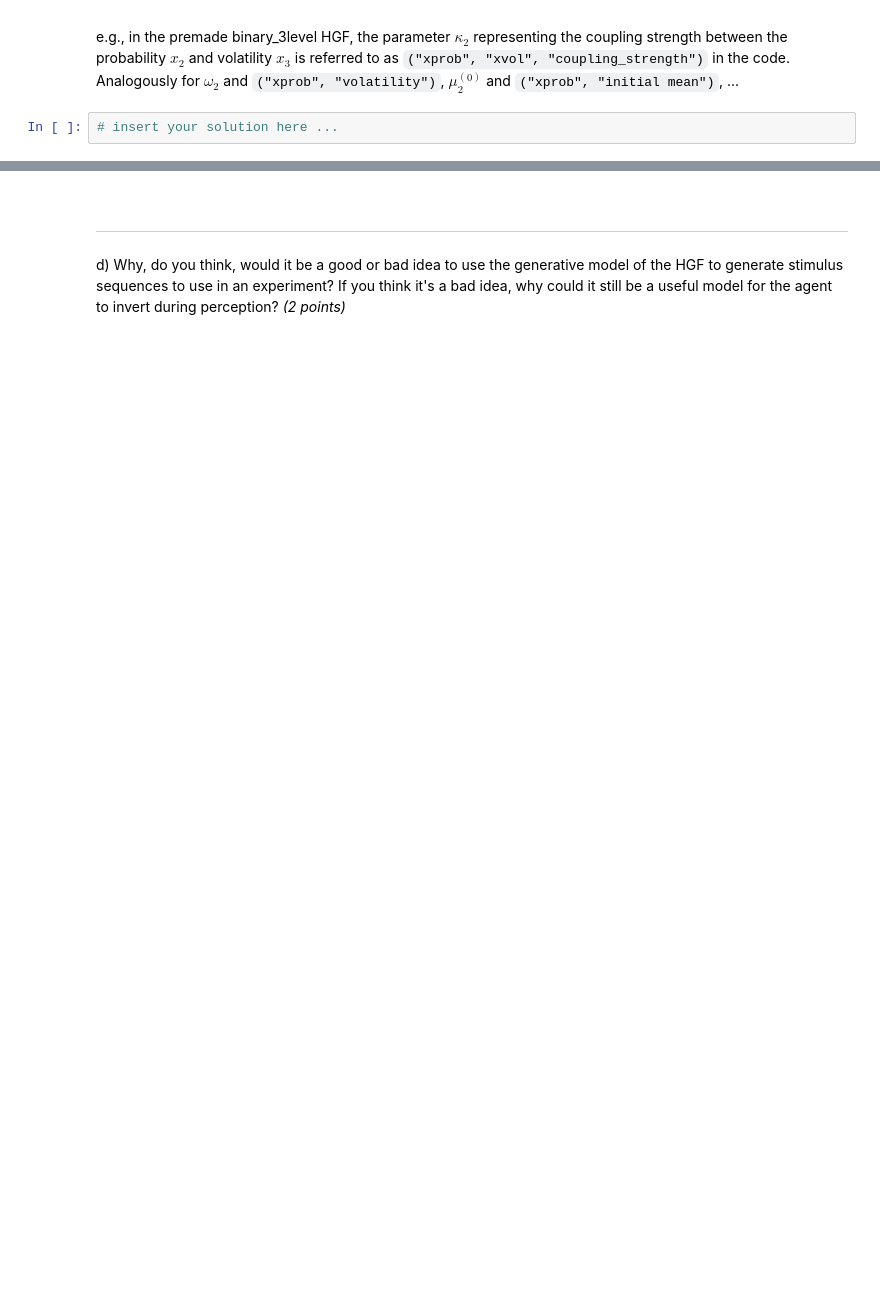
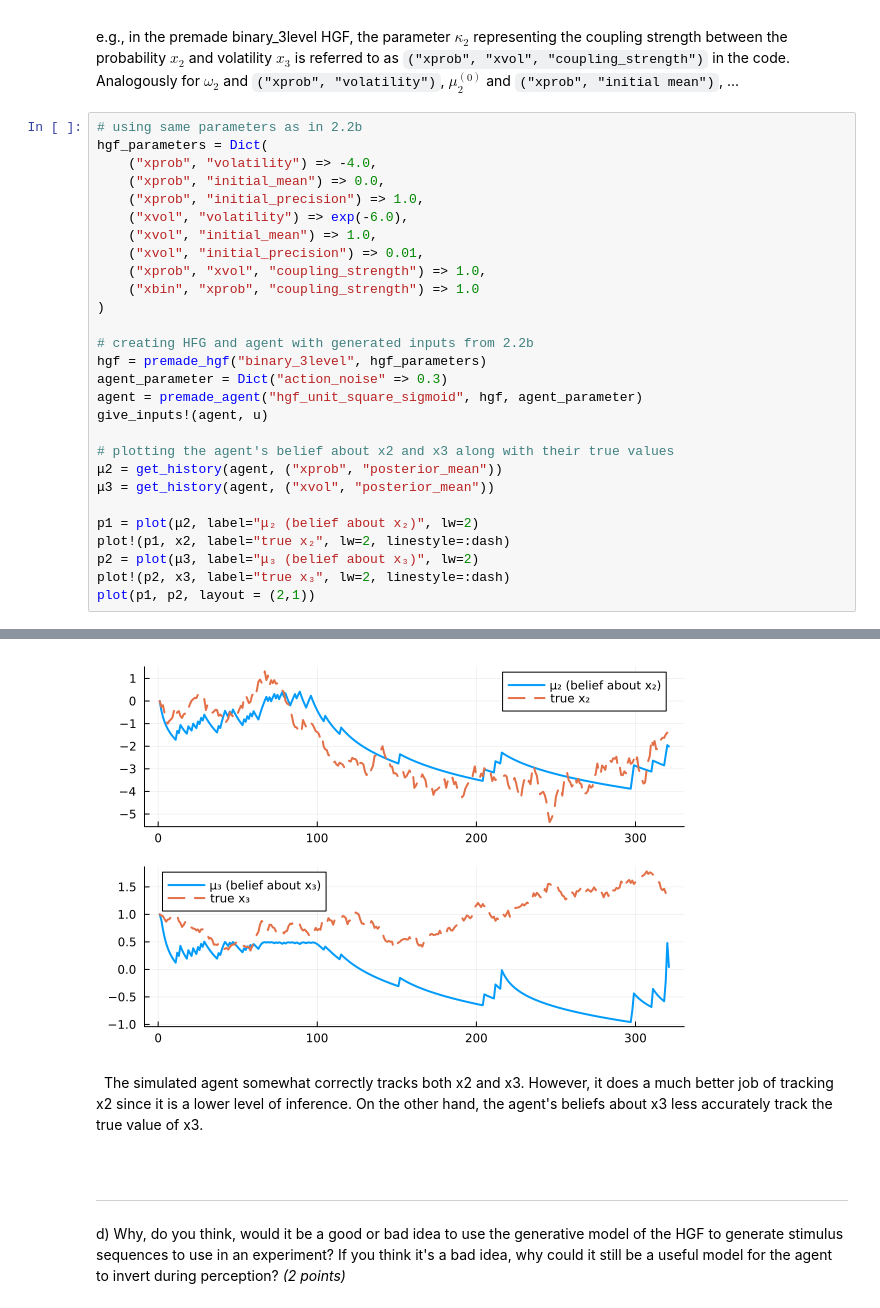
Before and after one commit to MagisV/Translational_Neuromodeling_Exercise_1, a Jupyter notebook: ex-02/Exercise2.ipynb, the cells around one changed output, grey strips where cells are left out. Drawn from its saved outputs; the diff is of its cells as text; blank space fills up the shorter version.

````diff
--- a/ex-02/Exercise2.ipynb
+++ b/ex-02/Exercise2.ipynb
@@ -268,4 +333,31 @@ The following table summarises the naming conventions for parameters and states
 
 e.g., in the premade binary_3level HGF, the parameter $\kappa_2$ representing the coupling strength between the probability $x_2$ and volatility $x_3$ is referred to as ```("xprob", "xvol", "coupling_strength")``` in the code. Analogously for $\omega_2$ and ```("xprob", "volatility")```, $\mu_2^{(0)}$ and ```("xprob", "initial mean")```, ...
 # %%
-# insert your solution here ...
+# using same parameters as in 2.2b
+hgf_parameters = Dict(
+    ("xprob", "volatility") => -4.0,
+    ("xprob", "initial_mean") => 0.0,
+    ("xprob", "initial_precision") => 1.0,
+    ("xvol", "volatility") => exp(-6.0),
+    ("xvol", "initial_mean") => 1.0,
+    ("xvol", "initial_precision") => 0.01,
+    ("xprob", "xvol", "coupling_strength") => 1.0,
+    ("xbin", "xprob", "coupling_strength") => 1.0
+)
+
+# creating HFG and agent with generated inputs from 2.2b
+hgf = premade_hgf("binary_3level", hgf_parameters)
+agent_parameter = Dict("action_noise" => 0.3)
+agent = premade_agent("hgf_unit_square_sigmoid", hgf, agent_parameter)
+give_inputs!(agent, u)
+
+# plotting the agent's belief about x2 and x3 along with their true values
+μ2 = get_history(agent, ("xprob", "posterior_mean"))
+μ3 = get_history(agent, ("xvol", "posterior_mean"))
+
+p1 = plot(μ2, label="μ₂ (belief about x₂)", lw=2)
+plot!(p1, x2, label="true x₂", lw=2, linestyle=:dash)
+p2 = plot(μ3, label="μ₃ (belief about x₃)", lw=2)
+plot!(p2, x3, label="true x₃", lw=2, linestyle=:dash)
+plot(p1, p2, layout = (2,1))
+# %% [output]
@@ -272,3 +378,7 @@ e.g., in the premade binary_3level HGF, the parameter $\kappa_2$ representing th
+[figure, added]
+# %% [markdown]
+&nbsp;
+The simulated agent somewhat correctly tracks both x2 and x3. However, it does a much better job of tracking x2 since it is a lower level of inference. On the other hand, the agent's beliefs about x3 less accurately track the true value of x3.
 # %% [markdown]
 &nbsp;
 ___
````
Also changed, not shown: parts of 9 cells of this notebook.
